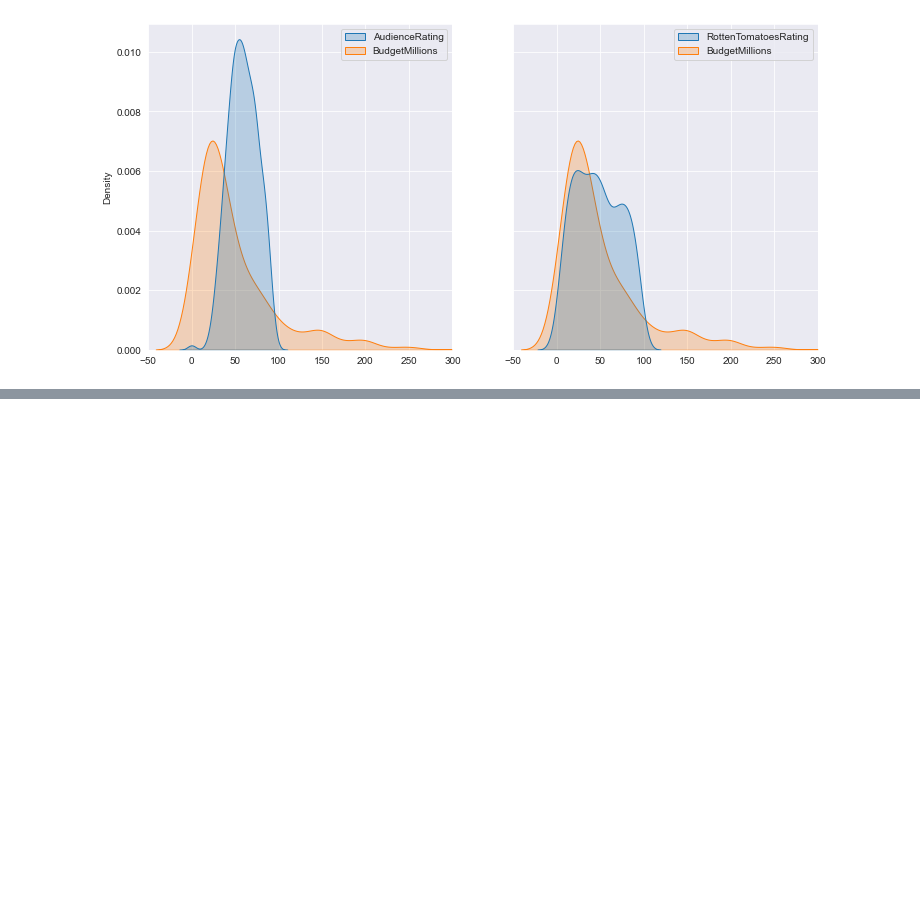
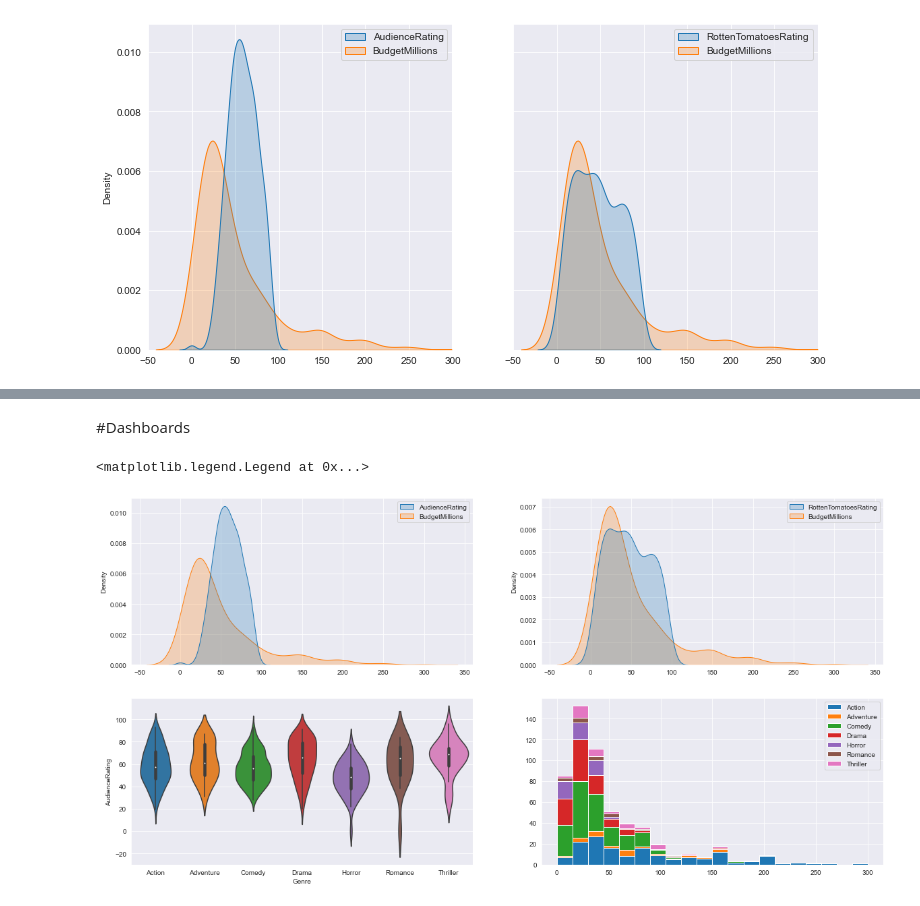
Before and after one commit to GiOvAnNa740/PythonNotebooks, a Jupyter notebook: Python_A_Z_For_Data_science/notes.ipynb, the cells around one changed output, grey strips where cells are left out. Drawn from its saved outputs; the diff is of its cells as text; code cells hidden in the pictures; blank space fills up the shorter version.

```diff
--- a/Python_A_Z_For_Data_science/notes.ipynb
+++ b/Python_A_Z_For_Data_science/notes.ipynb
@@ -347,0 +379,17 @@ k1.set(xlim=(-50, 300))
+# %% [markdown]
+#Dashboards
+# %%
+f, axis = plt.subplots(2,2, figsize=(20,10))
+
+#pyplots pbjects do not have visibility of the seaborn objects
+p1 = sns.kdeplot([movies.AudienceRating, movies.BudgetMillions],shade=True, ax=axis[0,0])
+p2 = sns.kdeplot([movies.RottenTomatoesRating, movies.BudgetMillions],shade=True, ax=axis[0,1])
+p3 = sns.violinplot(data=movies, x='Genre', y='AudienceRating',shade=True, ax=axis[1,0])
+#p4 = sns.violinplot(data=movies, x='Genre', y='RottenTomatoesRating',shade=True, ax=axis[1,1])
+
+# for non sns plots this is the procedure to include the graph on the subplot, since the 'axis' can already see the hist plot once they are both part of pyplot
+axis[1,1].hist(list1, bins=20, stacked=True,label=labels)
+plt.legend()
+# %% [output]
+<matplotlib.legend.Legend at 0x...>
+[figure, added]
```
Also changed, not shown: parts of 17 cells of this notebook.
